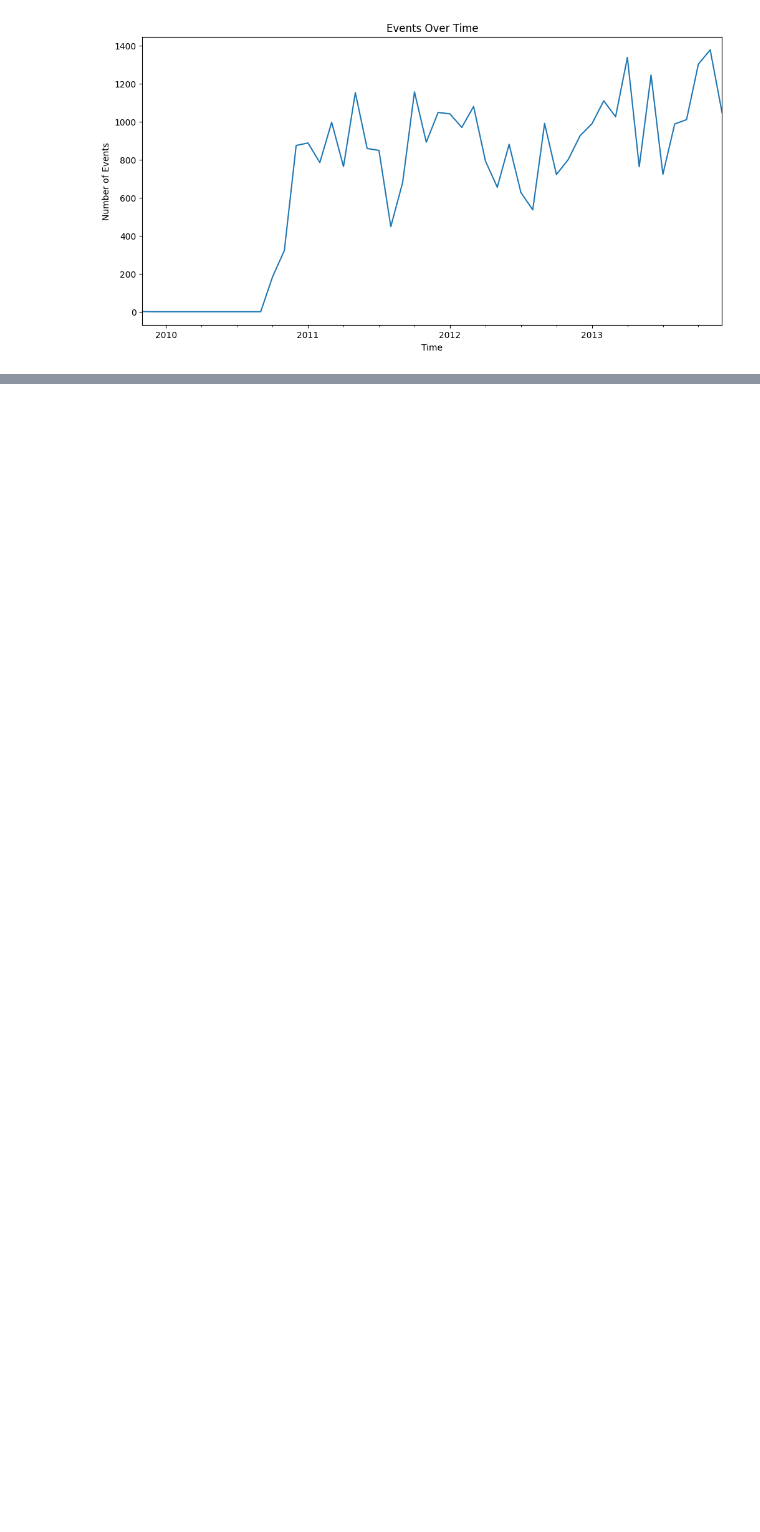
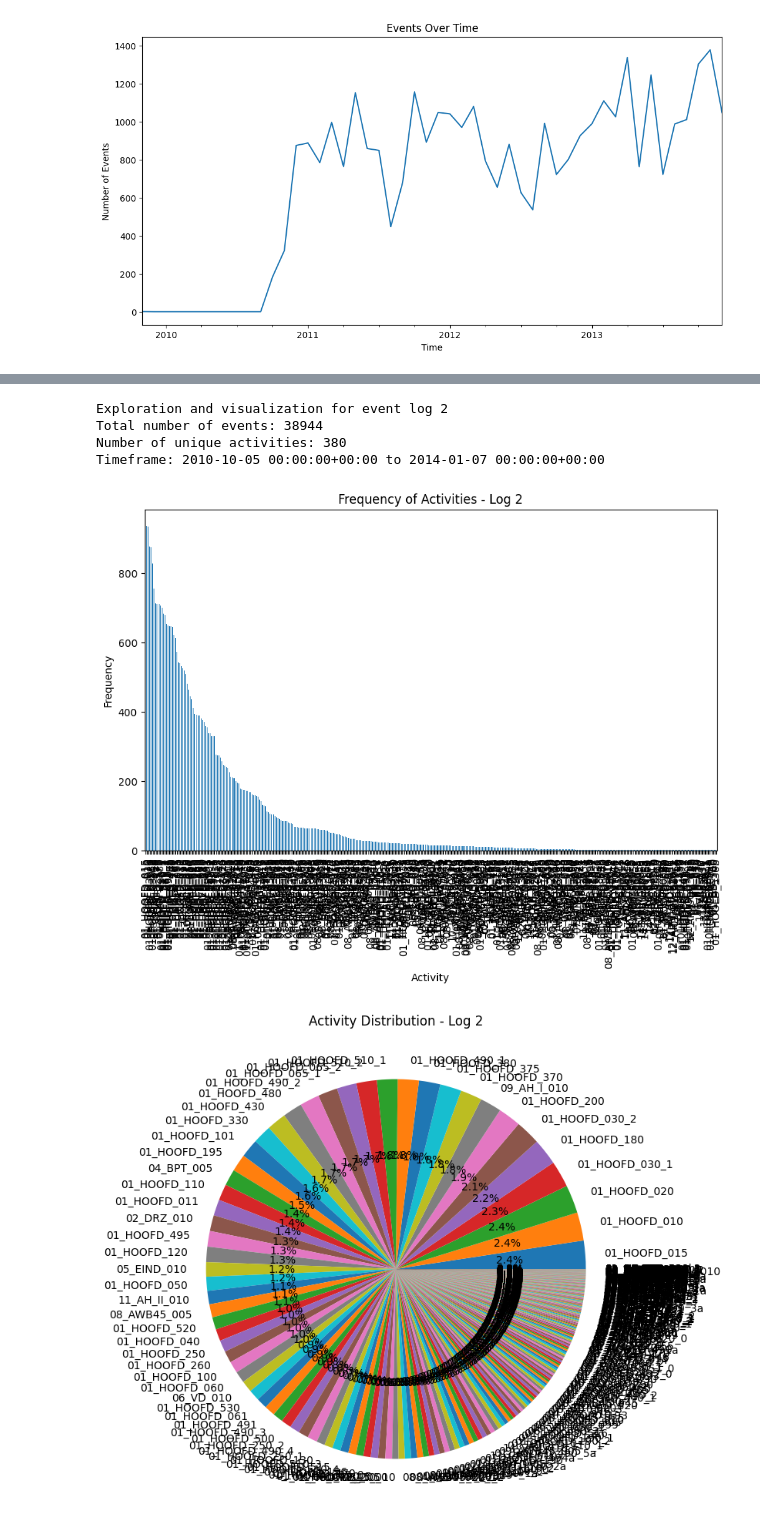
Before and after one commit to collinleiber/LMU_Master_Practical_SoSe24, a Jupyter notebook: practical/ProcessMining/group1/task5/0_data-exploration.ipynb, the cells around one changed output, grey strips where cells are left out. Saved outputs shown, nothing was run; the diff lists cells and outputs as text; code cells hidden in the pictures; blank space fills up the shorter version.

Commit message:
added method for more event logs

```diff
--- a/practical/ProcessMining/group1/task5/0_data-exploration.ipynb
+++ b/practical/ProcessMining/group1/task5/0_data-exploration.ipynb
@@ -6,17 +6,20 @@ In this notebook, we will explore and visualize real event logs.
 We will load, decompress, and parse the logs, followed by data exploration and visualization.
 # %%
 # Loading the Event Logs
+import os
 import pm4py
 
 def load_event_log(path):
     return pm4py.read_xes(path)
 
 event_log_paths = [
-    '../shared/example_files/CoSeLoG-WABO-4.xes'
+    '../shared/example_files/CoSeLoG-WABO-4.xes',
+    '../shared/example_files/CoSeLoG-WABO-1.xes'
     # Add more paths for other event logs if available
 ]
 
-logs = [load_event_log(path) for path in event_log_paths]
+# Load event logs
+logs = [load_event_log(path) for path in event_log_paths if os.path.exists(path)]
 # %% [markdown]
 # Parsing the Event Logs
 In this section, we will parse the event logs using the pm4py library.
@@ -75,7 +78,7 @@ plt.ylabel('')
 plt.show()
 
 # Line Chart for Events Over Time
-events_over_time = df.resample('M', on='time:timestamp').size()
+events_over_time = df.resample('ME', on='time:timestamp').size()  # Updated 'M' to 'ME'
 plt.figure(figsize=(12, 6))
 events_over_time.plot(kind='line')
 plt.title('Events Over Time')
@@ -88,0 +95,48 @@ plt.show()
+# %%
+for i, df in enumerate(dataframes[1:], start=2):
+    print(f"\nExploration and visualization for event log {i}")
+    # Event Count
+    total_events = df.shape[0]
+    print(f"Total number of events: {total_events}")
+
+    # Unique Activities
+    unique_activities = df['concept:name'].nunique()
+    print(f"Number of unique activities: {unique_activities}")
+
+    # Timeframe
+    df['time:timestamp'] = pd.to_datetime(df['time:timestamp'])
+    timeframe_start = df['time:timestamp'].min()
+    timeframe_end = df['time:timestamp'].max()
+    print(f"Timeframe: {timeframe_start} to {timeframe_end}")
+
+    # Bar Chart for Activity Frequency
+    activity_counts = df['concept:name'].value_counts()
+    plt.figure(figsize=(10, 6))
+    activity_counts.plot(kind='bar')
+    plt.title(f'Frequency of Activities - Log {i}')
+    plt.xlabel('Activity')
+    plt.ylabel('Frequency')
+    plt.show()
+
+    # Pie Chart for Activity Distribution
+    plt.figure(figsize=(8, 8))
+    activity_counts.plot(kind='pie', autopct='%1.1f%%')
+    plt.title(f'Activity Distribution - Log {i}')
+    plt.ylabel('')
+    plt.show()
+
+    # Line Chart for Events Over Time
+    events_over_time = df.resample('ME', on='time:timestamp').size()  # Updated 'M' to 'ME'
+    plt.figure(figsize=(12, 6))
+    events_over_time.plot(kind='line')
+    plt.title(f'Events Over Time - Log {i}')
+    plt.xlabel('Time')
+    plt.ylabel('Number of Events')
+    plt.show()
+# %% [output]
+Exploration and visualization for event log 2
+Total number of events: 38944
+Number of unique activities: 380
+Timeframe: 2010-10-05 00:00:00+00:00 to 2014-01-07 00:00:00+00:00
+[figure, added]
+[figure, added]
```
Also changed, not shown: parts of 2 cells of this notebook, 1 other file.
